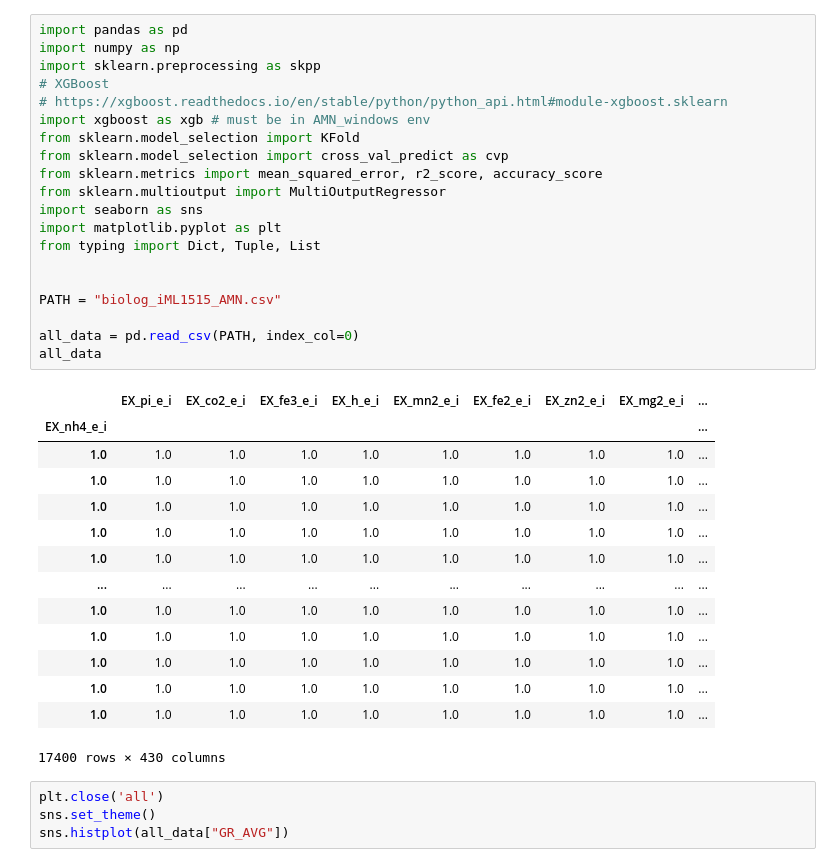
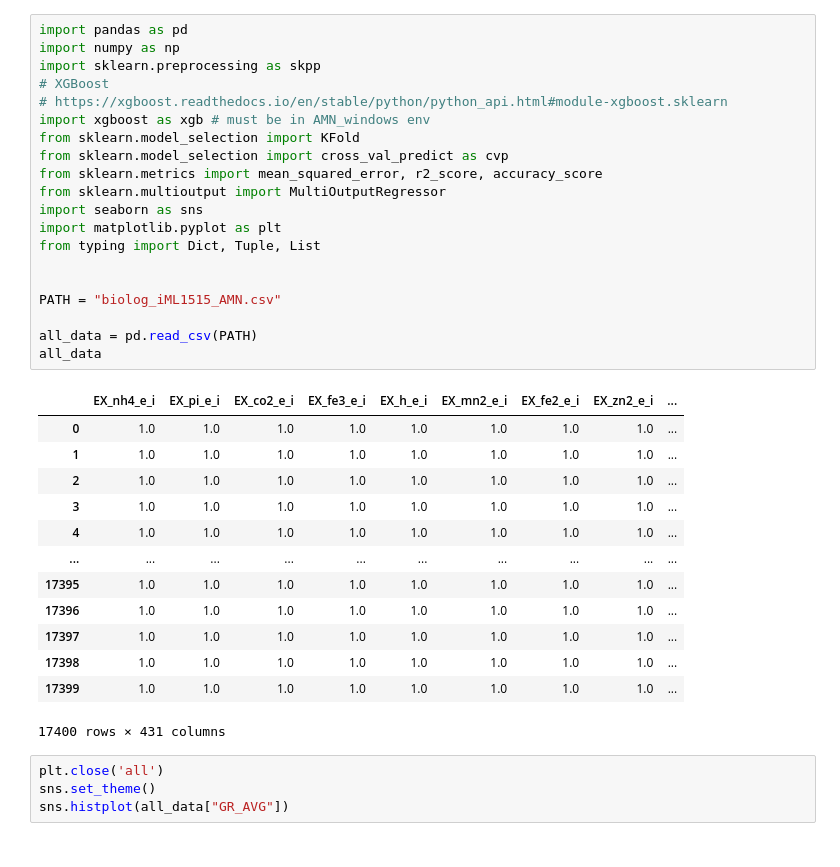
Before and after one commit to leonfaure/amn_benchmark, a Jupyter notebook: covert_2004/biolog_performance_XGB_final.ipynb, the cells around one changed output. Saved outputs shown, nothing was run; the diff lists cells and outputs as text.

```diff
--- a/covert_2004/biolog_performance_XGB_final.ipynb
+++ b/covert_2004/biolog_performance_XGB_final.ipynb
@@ -1,38 +1,37 @@
 # %%
 import pandas as pd
 import numpy as np
 import sklearn.preprocessing as skpp
 # XGBoost
 # https://xgboost.readthedocs.io/en/stable/python/python_api.html#module-xgboost.sklearn
 import xgboost as xgb # must be in AMN_windows env
 from sklearn.model_selection import KFold
 from sklearn.model_selection import cross_val_predict as cvp
 from sklearn.metrics import mean_squared_error, r2_score, accuracy_score
 from sklearn.multioutput import MultiOutputRegressor
 import seaborn as sns
 import matplotlib.pyplot as plt
 from typing import Dict, Tuple, List
 
 
 PATH = "biolog_iML1515_AMN.csv"
 
-all_data = pd.read_csv(PATH, index_col=0)
+all_data = pd.read_csv(PATH)
 all_data
 # %% [output]
-|  | EX_pi_e_i | EX_co2_e_i | EX_fe3_e_i | EX_h_e_i | EX_mn2_e_i | EX_fe2_e_i | EX_zn2_e_i | EX_mg2_e_i | ... |
-| EX_nh4_e_i |  |  |  |  |  |  |  |  | ... |
-| 1.0 | 1.0 | 1.0 | 1.0 | 1.0 | 1.0 | 1.0 | 1.0 | 1.0 | ... |
-| 1.0 | 1.0 | 1.0 | 1.0 | 1.0 | 1.0 | 1.0 | 1.0 | 1.0 | ... |
-| 1.0 | 1.0 | 1.0 | 1.0 | 1.0 | 1.0 | 1.0 | 1.0 | 1.0 | ... |
-| 1.0 | 1.0 | 1.0 | 1.0 | 1.0 | 1.0 | 1.0 | 1.0 | 1.0 | ... |
-| 1.0 | 1.0 | 1.0 | 1.0 | 1.0 | 1.0 | 1.0 | 1.0 | 1.0 | ... |
+|  | EX_nh4_e_i | EX_pi_e_i | EX_co2_e_i | EX_fe3_e_i | EX_h_e_i | EX_mn2_e_i | EX_fe2_e_i | EX_zn2_e_i | ... |
+| 0 | 1.0 | 1.0 | 1.0 | 1.0 | 1.0 | 1.0 | 1.0 | 1.0 | ... |
+| 1 | 1.0 | 1.0 | 1.0 | 1.0 | 1.0 | 1.0 | 1.0 | 1.0 | ... |
+| 2 | 1.0 | 1.0 | 1.0 | 1.0 | 1.0 | 1.0 | 1.0 | 1.0 | ... |
+| 3 | 1.0 | 1.0 | 1.0 | 1.0 | 1.0 | 1.0 | 1.0 | 1.0 | ... |
+| 4 | 1.0 | 1.0 | 1.0 | 1.0 | 1.0 | 1.0 | 1.0 | 1.0 | ... |
 | ... | ... | ... | ... | ... | ... | ... | ... | ... | ... |
-| 1.0 | 1.0 | 1.0 | 1.0 | 1.0 | 1.0 | 1.0 | 1.0 | 1.0 | ... |
-| 1.0 | 1.0 | 1.0 | 1.0 | 1.0 | 1.0 | 1.0 | 1.0 | 1.0 | ... |
-| 1.0 | 1.0 | 1.0 | 1.0 | 1.0 | 1.0 | 1.0 | 1.0 | 1.0 | ... |
-| 1.0 | 1.0 | 1.0 | 1.0 | 1.0 | 1.0 | 1.0 | 1.0 | 1.0 | ... |
-| 1.0 | 1.0 | 1.0 | 1.0 | 1.0 | 1.0 | 1.0 | 1.0 | 1.0 | ... |
+| 17395 | 1.0 | 1.0 | 1.0 | 1.0 | 1.0 | 1.0 | 1.0 | 1.0 | ... |
+| 17396 | 1.0 | 1.0 | 1.0 | 1.0 | 1.0 | 1.0 | 1.0 | 1.0 | ... |
+| 17397 | 1.0 | 1.0 | 1.0 | 1.0 | 1.0 | 1.0 | 1.0 | 1.0 | ... |
+| 17398 | 1.0 | 1.0 | 1.0 | 1.0 | 1.0 | 1.0 | 1.0 | 1.0 | ... |
+| 17399 | 1.0 | 1.0 | 1.0 | 1.0 | 1.0 | 1.0 | 1.0 | 1.0 | ... |
-17400 rows × 430 columns
+17400 rows × 431 columns
 # %%
 plt.close('all')
 sns.set_theme()
```
Also changed, not shown: parts of 7 cells of this notebook, 5 other files.
